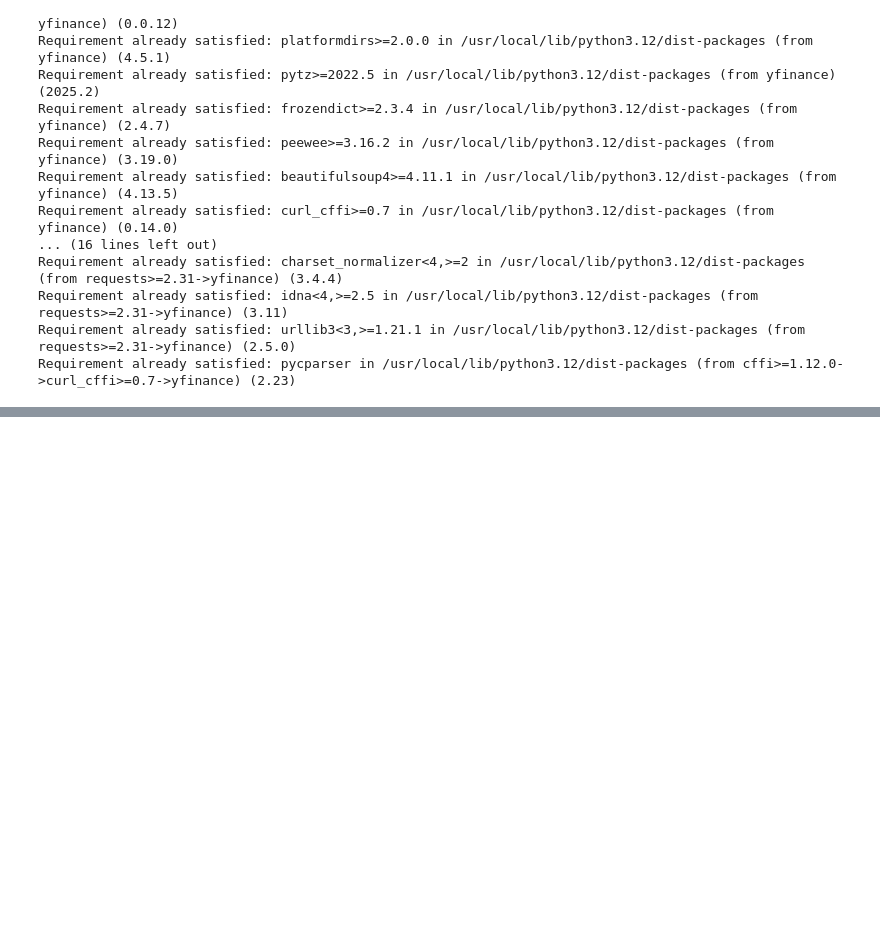
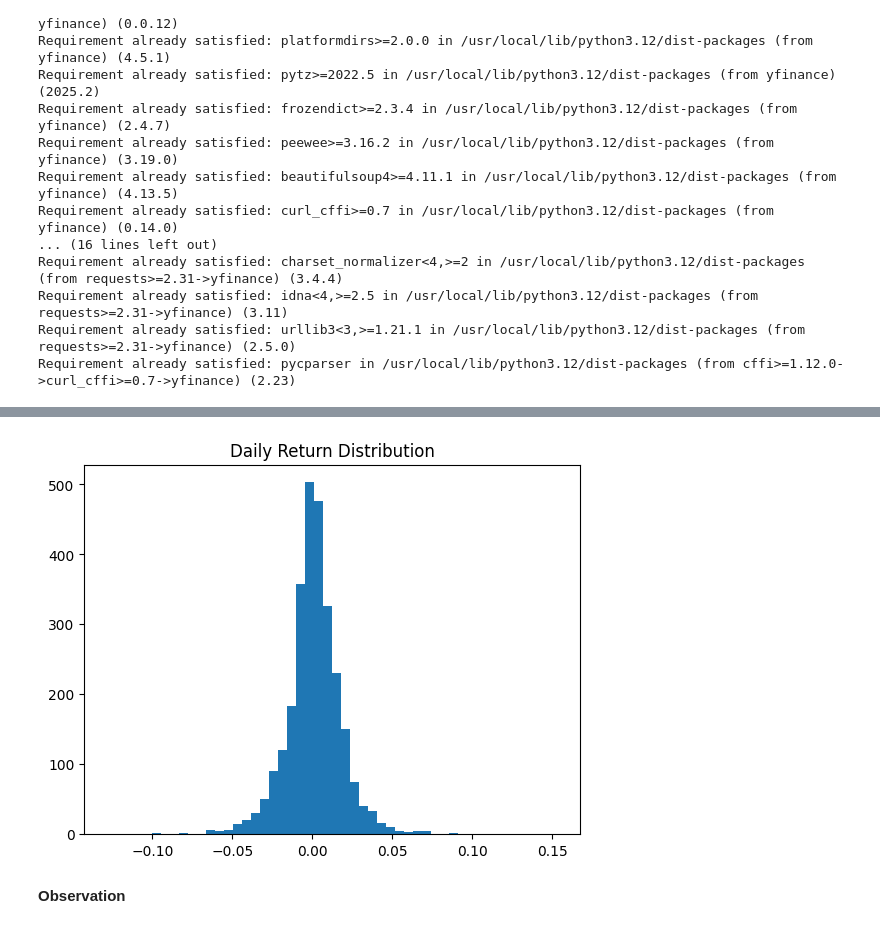
Before and after one commit to hetanshipatel/real-time-stock-price-prediction, a Jupyter notebook: notebooks/01_data_collection_and_eda.ipynb, the cells around one changed output, grey strips where cells are left out. Drawn from its saved outputs; the diff is of its cells as text; code cells hidden in the pictures; blank space fills up the shorter version.

```diff
--- a/notebooks/01_data_collection_and_eda.ipynb
+++ b/notebooks/01_data_collection_and_eda.ipynb
@@ -89,0 +99,10 @@ files.download(file_name)
+# %%
+df["Daily_Return"] = df["Close"].pct_change()
+
+plt.hist(df["Daily_Return"].dropna(), bins=50)
+plt.title("Daily Return Distribution")
+plt.show()
+# %% [output]
+[figure, added]
+# %% [markdown]
+**Observation**
```
Also changed, not shown: parts of 5 cells of this notebook.
